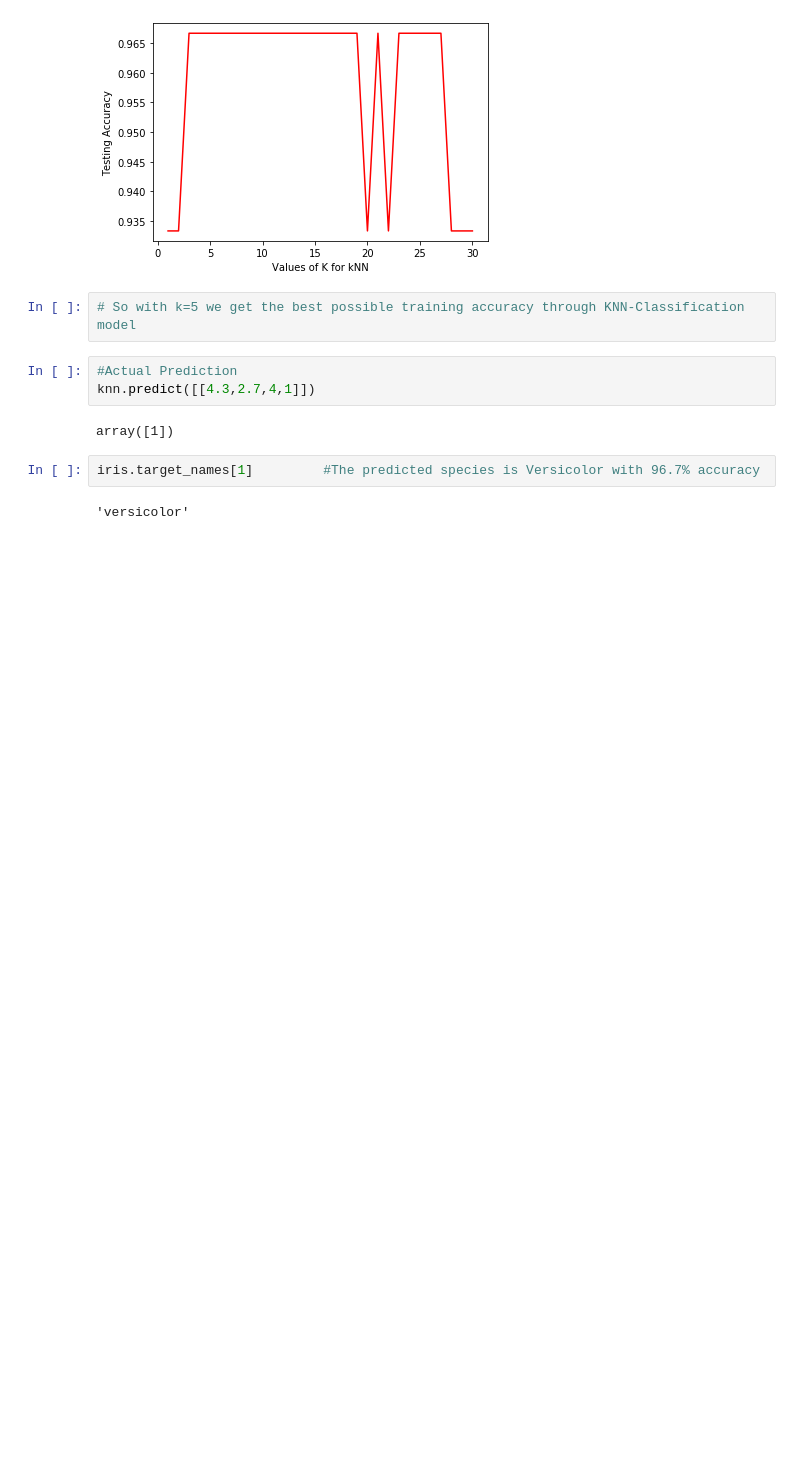
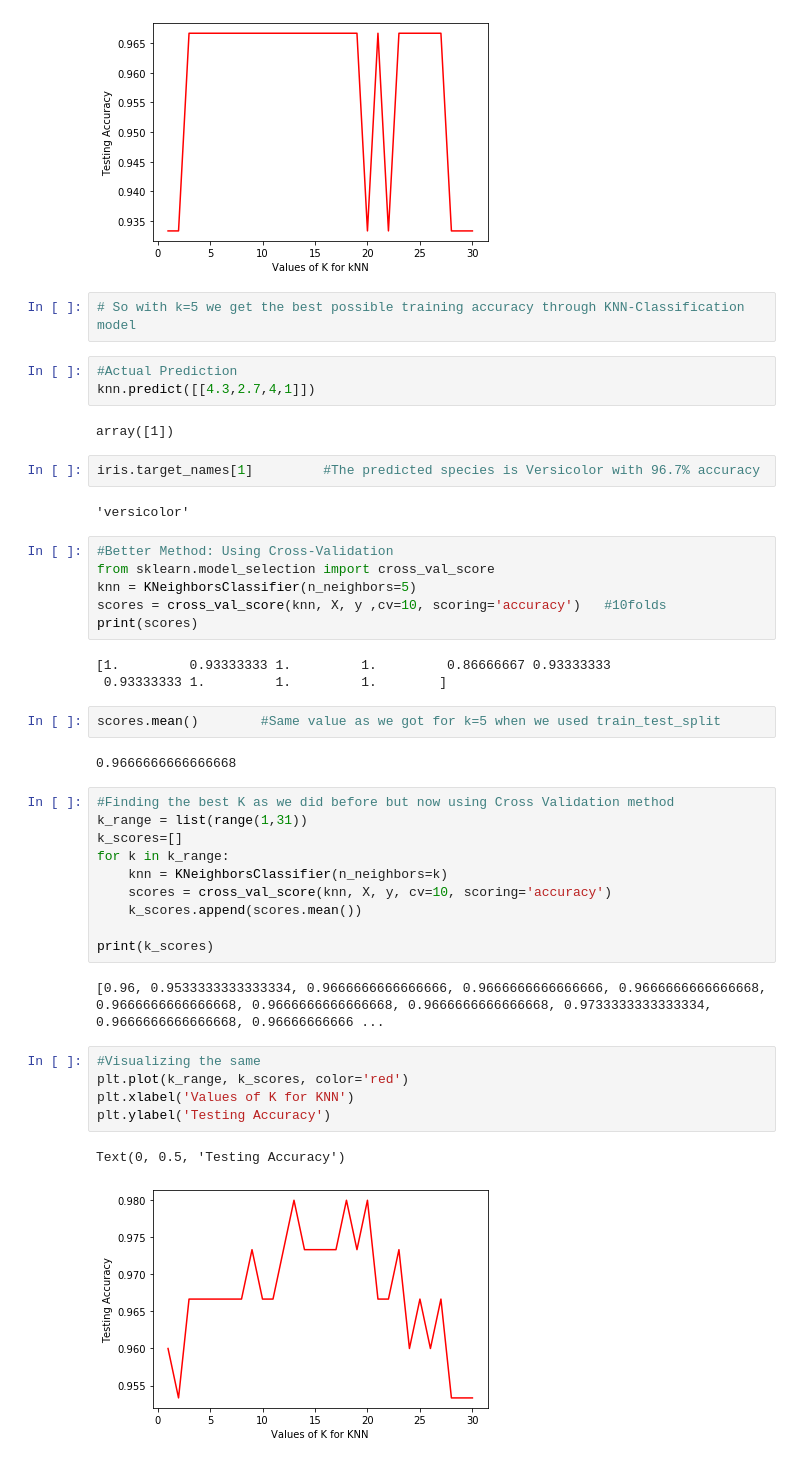
Before and after one commit to Maximus125/MLIris, a Jupyter notebook: Iris_only_KNN.ipynb, the cells around one changed output. Cells and saved outputs as stored; diff of their text form; blank space fills up the shorter version.

Commit message:
Added Cross-Validation feature

```diff
--- a/Iris_only_KNN.ipynb
+++ b/Iris_only_KNN.ipynb
@@ -77,3 +77,36 @@ array([1])
 iris.target_names[1]         #The predicted species is Versicolor with 96.7% accuracy
 # %% [output]
 'versicolor'
+# %%
+#Better Method: Using Cross-Validation
+from sklearn.model_selection import cross_val_score
+knn = KNeighborsClassifier(n_neighbors=5)
+scores = cross_val_score(knn, X, y ,cv=10, scoring='accuracy')   #10folds
+print(scores)
+# %% [output]
+[1.         0.93333333 1.         1.         0.86666667 0.93333333
+ 0.93333333 1.         1.         1.        ]
+# %%
+scores.mean()        #Same value as we got for k=5 when we used train_test_split
+# %% [output]
+0.9666666666666668
+# %%
+#Finding the best K as we did before but now using Cross Validation method
+k_range = list(range(1,31))
+k_scores=[]
+for k in k_range:
+    knn = KNeighborsClassifier(n_neighbors=k)
+    scores = cross_val_score(knn, X, y, cv=10, scoring='accuracy')
+    k_scores.append(scores.mean())
+
+print(k_scores)
+# %% [output]
+[0.96, 0.9533333333333334, 0.9666666666666666, 0.9666666666666666, 0.9666666666666668, 0.9666666666666668, 0.9666666666666668, 0.9666666666666668, 0.9733333333333334, 0.9666666666666668, 0.96666666666 ...
+# %%
+#Visualizing the same
+plt.plot(k_range, k_scores, color='red')
+plt.xlabel('Values of K for KNN')
+plt.ylabel('Testing Accuracy')
+# %% [output]
+Text(0, 0.5, 'Testing Accuracy')
+[figure, added]
```
Also changed, not shown: parts of 4 cells of this notebook.
